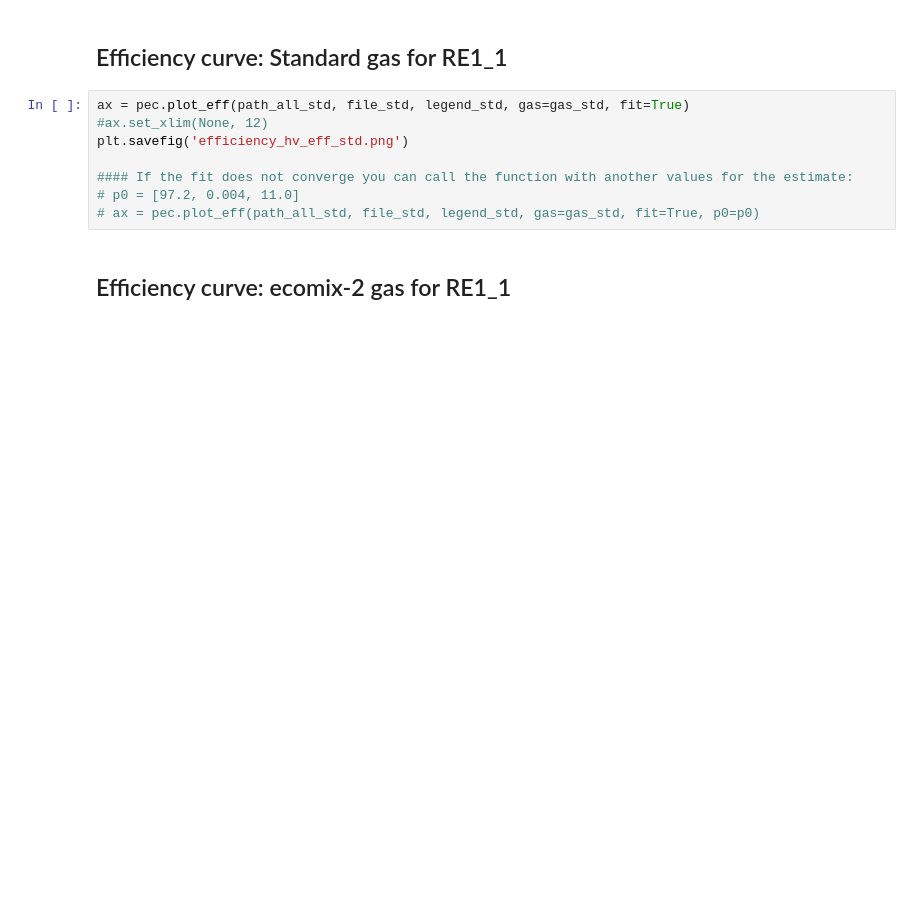
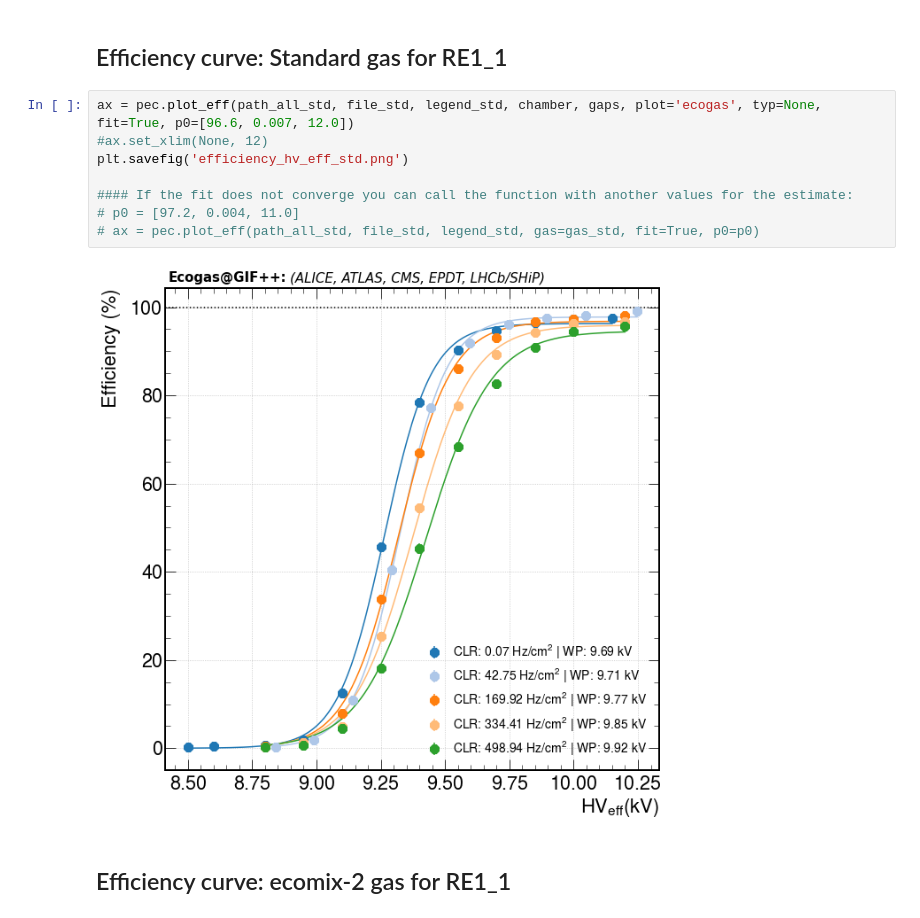
Before and after one commit to Mapse/cms_rpc_analysis, a Jupyter notebook: gif++/test_beam/plots/make_plots_test_beam.ipynb, the cells around one changed output. Saved outputs shown, nothing was run; the diff lists cells and outputs as text; blank space fills up the shorter version.

```diff
--- a/gif++/test_beam/plots/make_plots_test_beam.ipynb
+++ b/gif++/test_beam/plots/make_plots_test_beam.ipynb
@@ -69,13 +78,15 @@ plt.savefig('density_current_hv_eff_eco3.png')
 # %% [markdown]
 ## Efficiency curve: Standard gas for RE1_1
 # %%
-ax = pec.plot_eff(path_all_std, file_std, legend_std, gas=gas_std, fit=True)
+ax = pec.plot_eff(path_all_std, file_std, legend_std, chamber, gaps, plot='ecogas', typ=None, fit=True, p0=[96.6, 0.007, 12.0])
 #ax.set_xlim(None, 12)
 plt.savefig('efficiency_hv_eff_std.png')
 
 #### If the fit does not converge you can call the function with another values for the estimate:
 # p0 = [97.2, 0.004, 11.0]
 # ax = pec.plot_eff(path_all_std, file_std, legend_std, gas=gas_std, fit=True, p0=p0)
+# %% [output]
+[figure, added]
 # %% [markdown]
 ## Efficiency curve: ecomix-2 gas for RE1_1
 # %%
```
Also changed, not shown: parts of 10 cells of this notebook.
